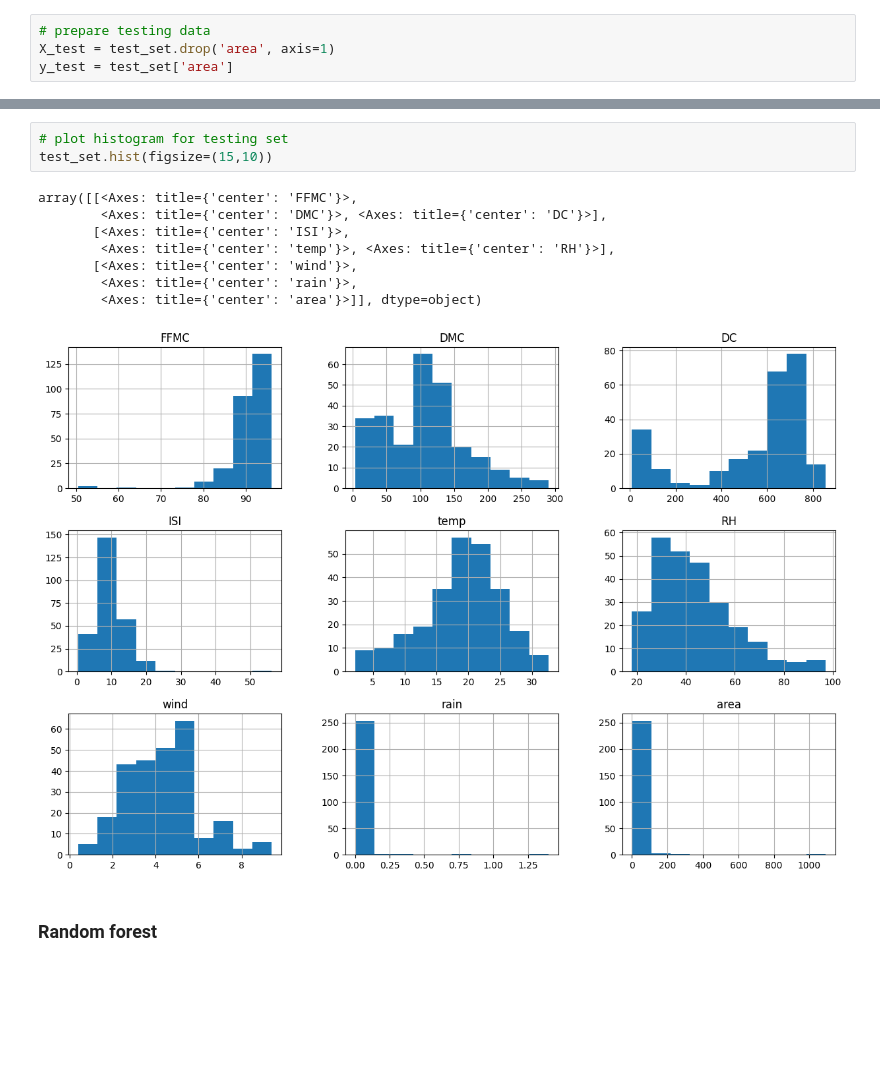
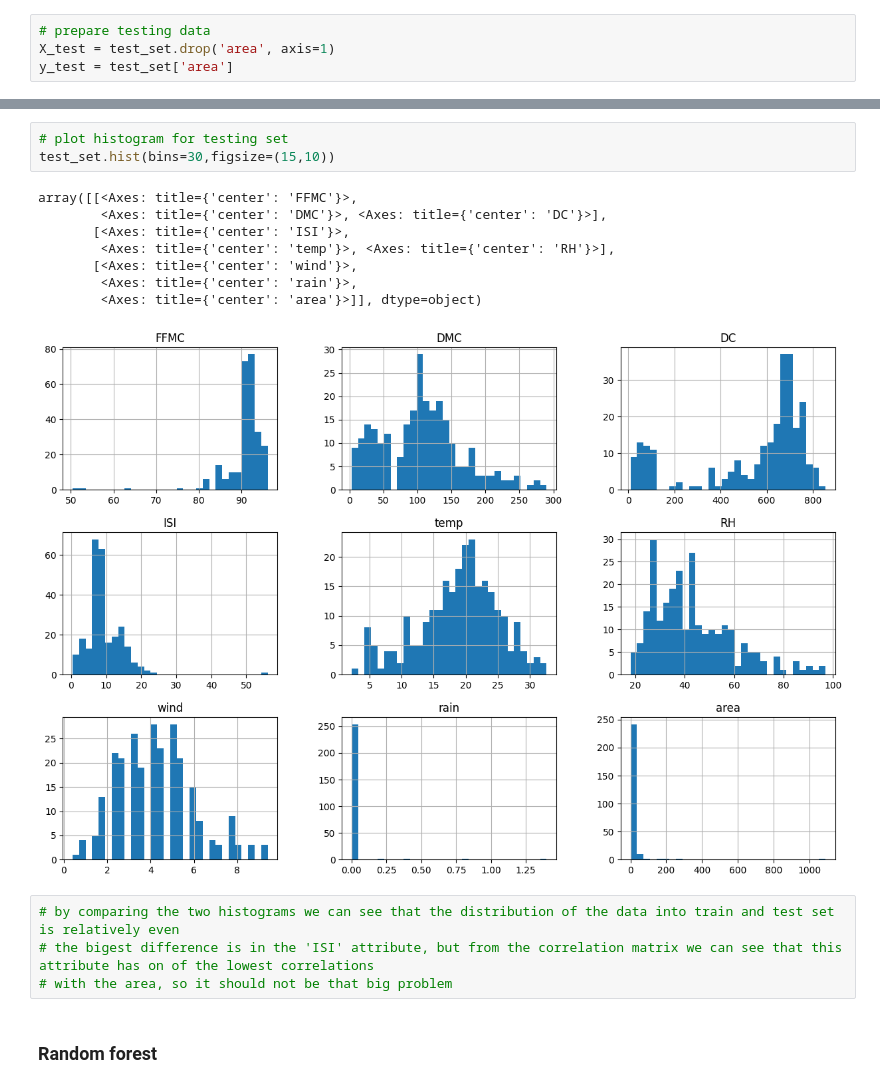
Before and after one commit to krskovape/Machine_learning, a Jupyter notebook: LAB_mlgeo_test_1/LAB_mlgeo_test_1_assignment_Krsková.ipynb, the cells around one changed output, grey strips where cells are left out. Saved outputs shown, nothing was run; the diff lists cells and outputs as text; blank space fills up the shorter version.

```diff
--- a/LAB_mlgeo_test_1/LAB_mlgeo_test_1_assignment_Krsková.ipynb
+++ b/LAB_mlgeo_test_1/LAB_mlgeo_test_1_assignment_Krsková.ipynb
@@ -249,15 +249,19 @@ array([[<Axes: title={'center': 'FFMC'}>,
 # %%
 # plot histogram for testing set
-test_set.hist(figsize=(15,10))
+test_set.hist(bins=30,figsize=(15,10))
 # %% [output]
 array([[<Axes: title={'center': 'FFMC'}>,
         <Axes: title={'center': 'DMC'}>, <Axes: title={'center': 'DC'}>],
        [<Axes: title={'center': 'ISI'}>,
         <Axes: title={'center': 'temp'}>, <Axes: title={'center': 'RH'}>],
        [<Axes: title={'center': 'wind'}>,
         <Axes: title={'center': 'rain'}>,
         <Axes: title={'center': 'area'}>]], dtype=object)
-[figure, old version]
+[figure, new version]
+# %%
+# by comparing the two histograms we can see that the distribution of the data into train and test set is relatively even
+# the bigest difference is in the 'ISI' attribute, but from the correlation matrix we can see that this attribute has on of the lowest correlations
+# with the area, so it should not be that big problem
 # %% [markdown]
 ### Random forest
 # %%
```
Also changed, not shown: parts of 11 cells of this notebook.
